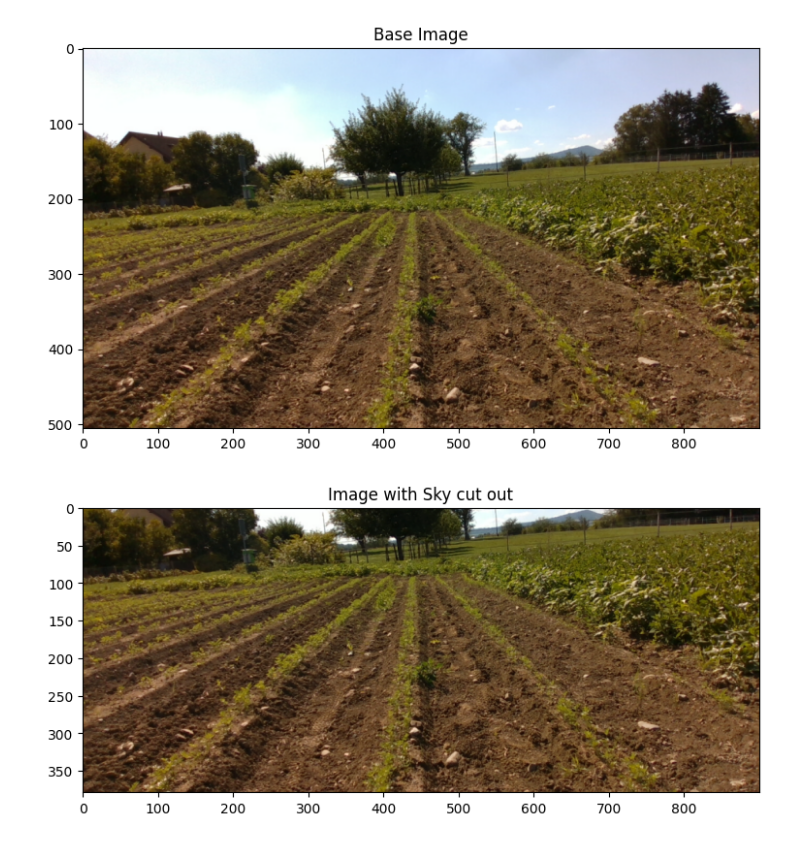
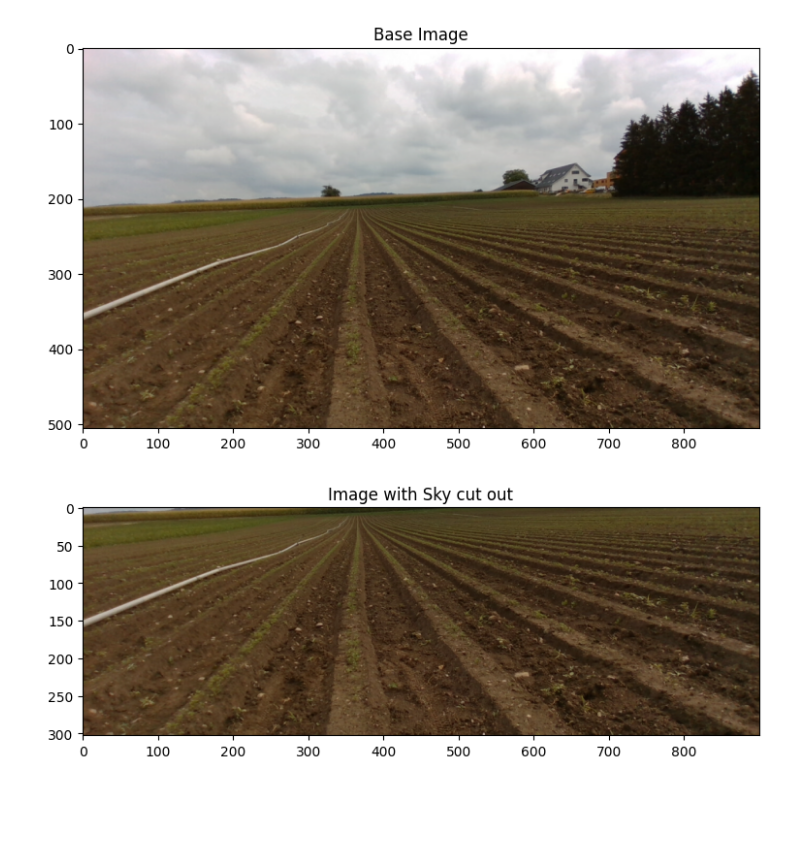
Before and after one commit to rmerat/Caterra_2022, a Jupyter notebook: CropDetection.ipynb, the cells around one changed output. Drawn from its saved outputs; the diff is of its cells as text; code cells hidden in the pictures; blank space fills up the shorter version.

```diff
--- a/CropDetection.ipynb
+++ b/CropDetection.ipynb
@@ -32,29 +30,29 @@ ModuleNotFoundError: No module named 'matplotlib.artist'
 # %%
 #Image to analyze
-folder_name = 'Images'
-file_name = '\crops3'
+folder_name = 'Images_Preprocess'
+file_name = 'crops5'
 # %%
 def read_and_normalize(folder_name, file_name) :
     #read
-    img = cv2.imread(folder_name + file_name + '.jpg')
+    img = cv2.imread(folder_name + '/' + file_name + '.jpg')
 
     #resize
     output_width = 900  #set the output size
     wpercent = (output_width/float(img.shape[1]))
     hsize = int((float(img.shape[0])*float(wpercent)))
     img = cv2.resize(img, (output_width,hsize), interpolation = cv2.INTER_AREA)
 
     #display
     img = cv2.cvtColor(img, cv2.COLOR_BGR2RGB)
     plt.figure(figsize=(9, 9))
     plt.title('Base Image')
     plt.imshow(img)
 
     return img
 
 img = read_and_normalize(folder_name, file_name) # read_and_normalize(folder_name, file_name)
 # %% [output]
-[figure, old version]
+[figure, new version]
 # %%
 #REMOVE THE SKY
 
@@ -121,7 +119,7 @@ def cut_image_from_mask(grad_sky,img):
 grad_sky = get_sky_region_gradient(img)
 img_no_sky = cut_image_from_mask(grad_sky, img)
 # %% [output]
-[figure, old version]
+[figure, new version]
 # %%
 #extract the main colors from the image
 
```
Also changed, not shown: parts of 6 cells of this notebook.
